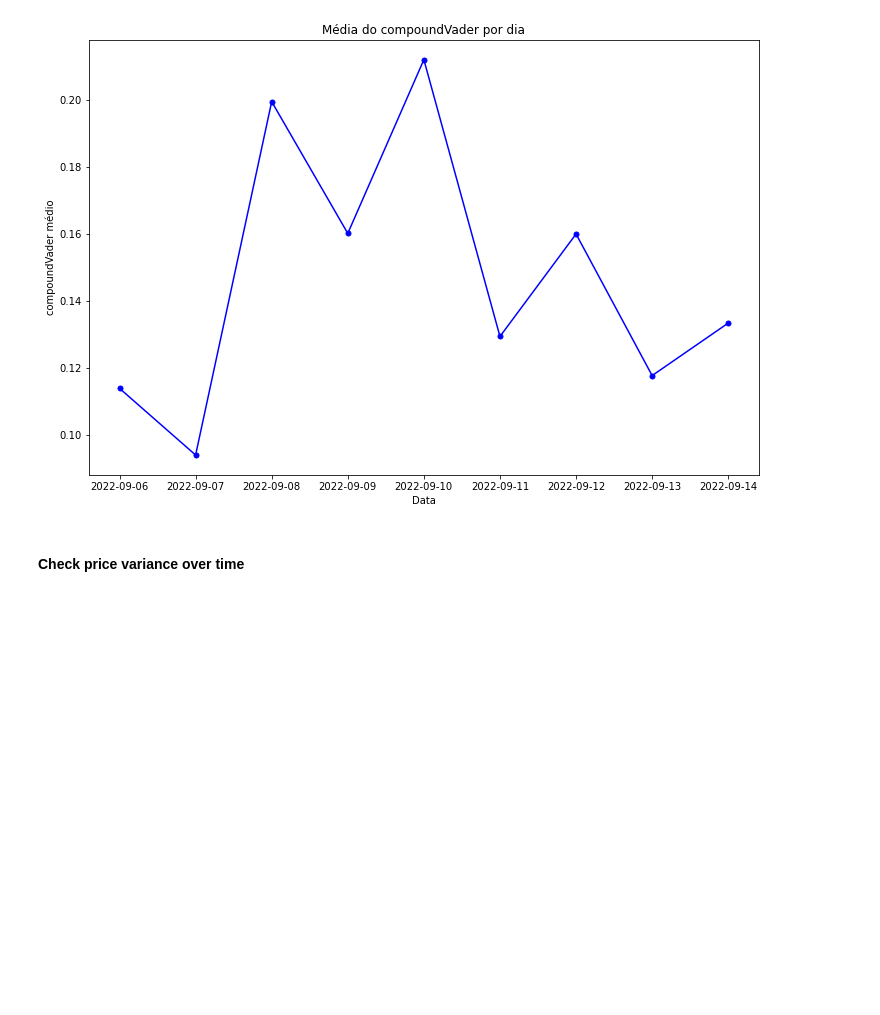
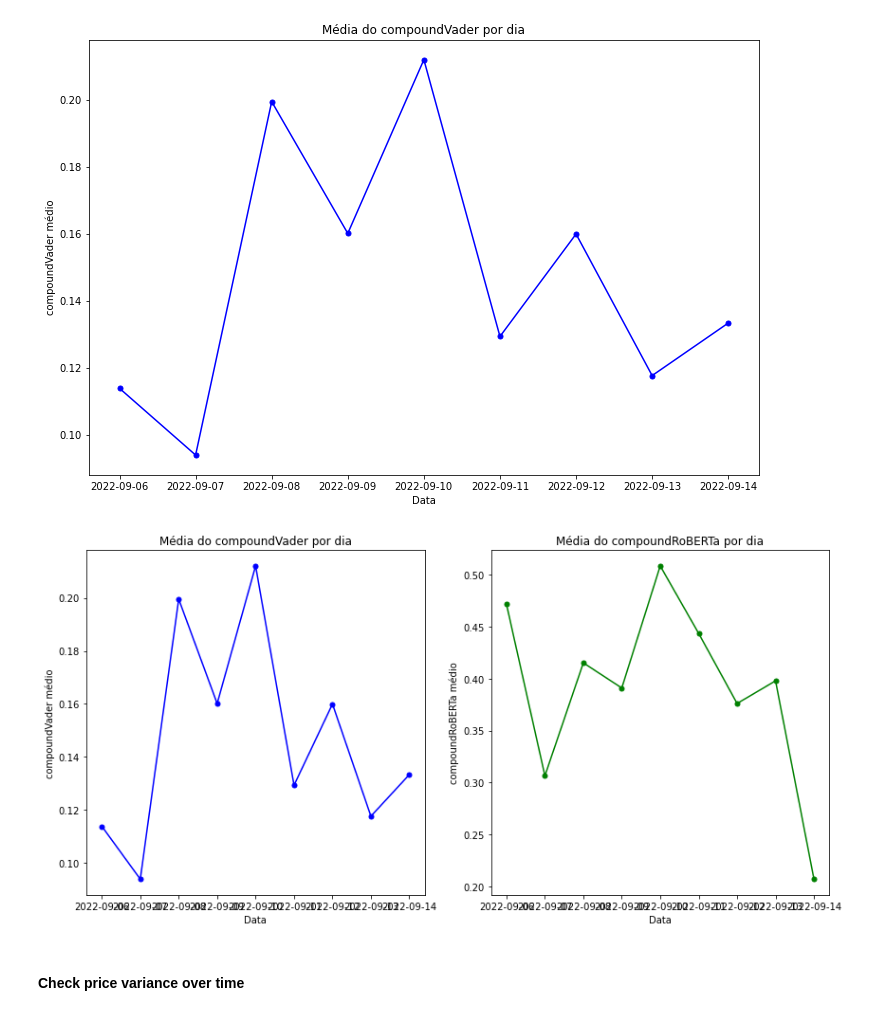
Before and after one commit to rushmetra/MD-Project, a Jupyter notebook: src/analysis.ipynb, the cells around one changed output. Cells and saved outputs as stored; diff of their text form; code cells hidden in the pictures; blank space fills up the shorter version.

```diff
--- a/src/analysis.ipynb
+++ b/src/analysis.ipynb
@@ -120,6 +184,28 @@ ax.set_title('Média do compoundVader por dia')
 plt.show()
 # %% [output]
 [figure]
+# %%
+dfTweets['Date'] = pd.to_datetime(dfTweets['Date']).dt.date
+
+df_daily_vader = dfTweets.groupby('Date')['compoundVader'].mean().reset_index()
+df_daily_roberta = dfTweets.groupby('Date')['compoundRoBERTa'].mean().reset_index()
+
+fig, (ax1, ax2) = plt.subplots(1, 2, figsize=(12, 6))
+
+ax1.plot(df_daily_vader['Date'], df_daily_vader['compoundVader'], color='blue', marker='o', markersize=5)
+ax1.set_xlabel('Data')
+ax1.set_ylabel('compoundVader médio')
+ax1.set_title('Média do compoundVader por dia')
+
+ax2.plot(df_daily_roberta['Date'], df_daily_roberta['compoundRoBERTa'], color='green', marker='o', markersize=5)
+ax2.set_xlabel('Data')
+ax2.set_ylabel('compoundRoBERTa médio')
+ax2.set_title('Média do compoundRoBERTa por dia')
+
+plt.tight_layout()
+plt.show()
+# %% [output]
+[figure, added]
 # %% [markdown]
 #### Check price variance over time
 # %%
```
Also changed, not shown: parts of 42 cells of this notebook, 3 other files.
